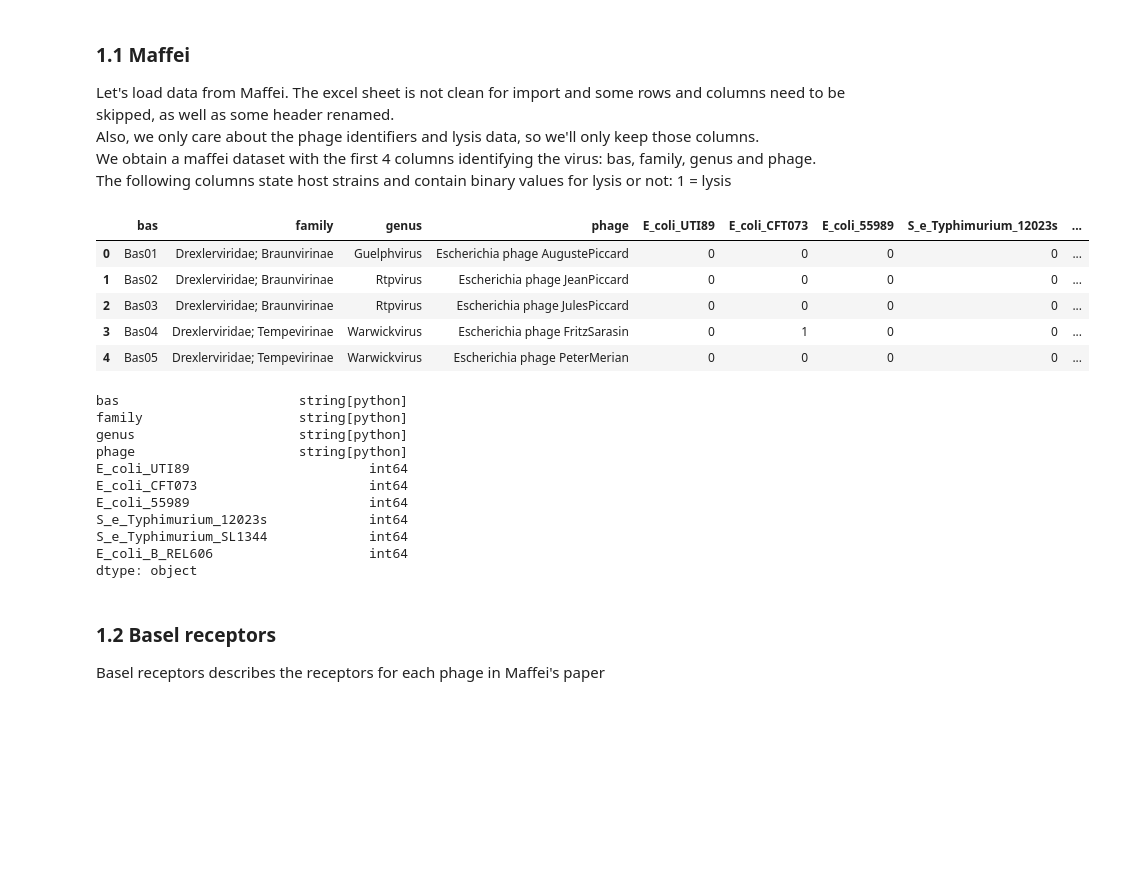
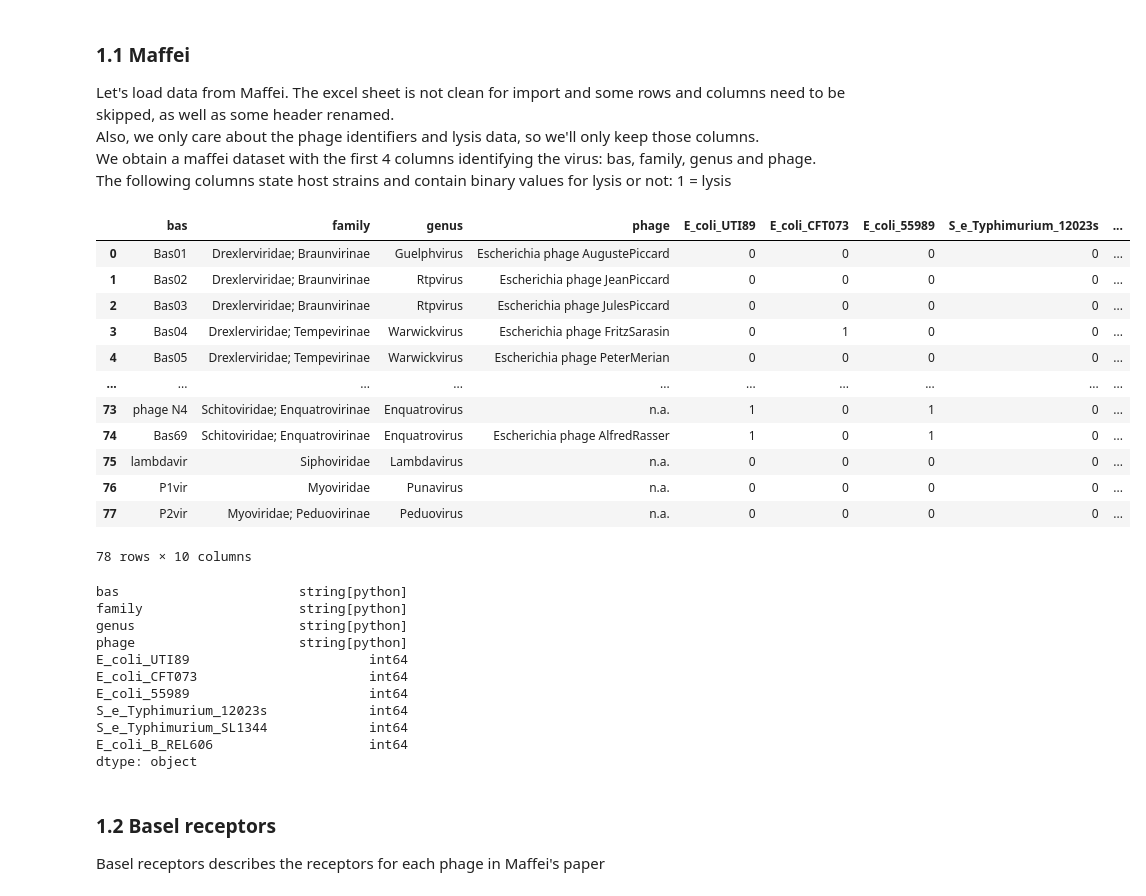
Before and after one commit to Drivahah/Predicting-phage-host-interaction-with-Language-Models, a Jupyter notebook: phage_host_protein_pair/notebooks/01_data_exploration_and_labelling.ipynb, the cells around one changed output. Drawn from its saved outputs; the diff is of its cells as text; code cells hidden in the pictures; blank space fills up the shorter version.

```diff
--- a/phage_host_protein_pair/notebooks/01_data_exploration_and_labelling.ipynb
+++ b/phage_host_protein_pair/notebooks/01_data_exploration_and_labelling.ipynb
@@ -49,45 +50,52 @@ maffei = maffei.iloc[:, :10]
 # Rename columns
 change_names = dict()
 change_names= {'ICTV family (subfamily)': 'family',
                'ICTV genus': 'genus',
                'Bas#': 'bas',
                'Phage (name)': 'phage'}
 maffei.rename(columns=change_names, inplace=True)
 del change_names
 maffei.columns = maffei.columns.str.replace(' ', '_')
 maffei.columns = maffei.columns.str.replace('.', '')
 
 # Move bas column to first position
 bas = maffei.pop('bas')
 maffei.insert(0, 'bas', bas)
 del bas
 
 # Define schema
 header = maffei.columns[:4].tolist()
 maffei[header] = maffei[header].astype('string')
 maffei.iloc[:, 4:] = maffei.iloc[:, 4:].astype('int64') # Could be bool or categorical, but int64 is more convenient for machine learning purposes
 del header
 
-display(maffei.head())
+display(maffei)
 maffei.dtypes
 # %% [output]
 |  | bas | family | genus | phage | E_coli_UTI89 | E_coli_CFT073 | E_coli_55989 | S_e_Typhimurium_12023s | ... |
 | 0 | Bas01 | Drexlerviridae; Braunvirinae | Guelphvirus | Escherichia phage AugustePiccard | 0 | 0 | 0 | 0 | ... |
 | 1 | Bas02 | Drexlerviridae; Braunvirinae | Rtpvirus | Escherichia phage JeanPiccard | 0 | 0 | 0 | 0 | ... |
 | 2 | Bas03 | Drexlerviridae; Braunvirinae | Rtpvirus | Escherichia phage JulesPiccard | 0 | 0 | 0 | 0 | ... |
 | 3 | Bas04 | Drexlerviridae; Tempevirinae | Warwickvirus | Escherichia phage FritzSarasin | 0 | 1 | 0 | 0 | ... |
 | 4 | Bas05 | Drexlerviridae; Tempevirinae | Warwickvirus | Escherichia phage PeterMerian | 0 | 0 | 0 | 0 | ... |
+| ... | ... | ... | ... | ... | ... | ... | ... | ... | ... |
+| 73 | phage N4 | Schitoviridae; Enquatrovirinae | Enquatrovirus | n.a. | 1 | 0 | 1 | 0 | ... |
+| 74 | Bas69 | Schitoviridae; Enquatrovirinae | Enquatrovirus | Escherichia phage AlfredRasser | 1 | 0 | 1 | 0 | ... |
+| 75 | lambdavir | Siphoviridae | Lambdavirus | n.a. | 0 | 0 | 0 | 0 | ... |
+| 76 | P1vir | Myoviridae | Punavirus | n.a. | 0 | 0 | 0 | 0 | ... |
+| 77 | P2vir | Myoviridae; Peduovirinae | Peduovirus | n.a. | 0 | 0 | 0 | 0 | ... |
-bas                       string[python]
-family                    string[python]
-genus                     string[python]
-phage                     string[python]
-E_coli_UTI89                       int64
-E_coli_CFT073                      int64
-E_coli_55989                       int64
-S_e_Typhimurium_12023s             int64
-S_e_Typhimurium_SL1344             int64
-E_coli_B_REL606                    int64
-dtype: object
+78 rows × 10 columns
+bas                       string[python]
+family                    string[python]
+genus                     string[python]
+phage                     string[python]
+E_coli_UTI89                       int64
+E_coli_CFT073                      int64
+E_coli_55989                       int64
+S_e_Typhimurium_12023s             int64
+S_e_Typhimurium_SL1344             int64
+E_coli_B_REL606                    int64
+dtype: object
 # %% [markdown]
 ### 1.2 Basel receptors
 Basel receptors describes the receptors for each phage in Maffei's paper
```
Also changed, not shown: parts of 10 cells of this notebook.
